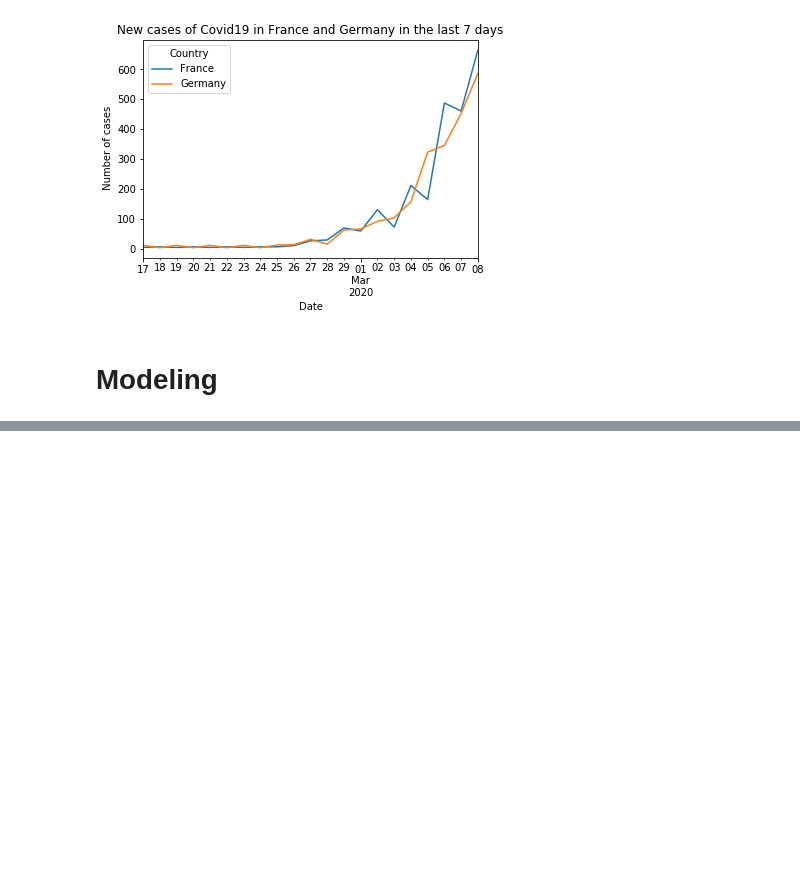
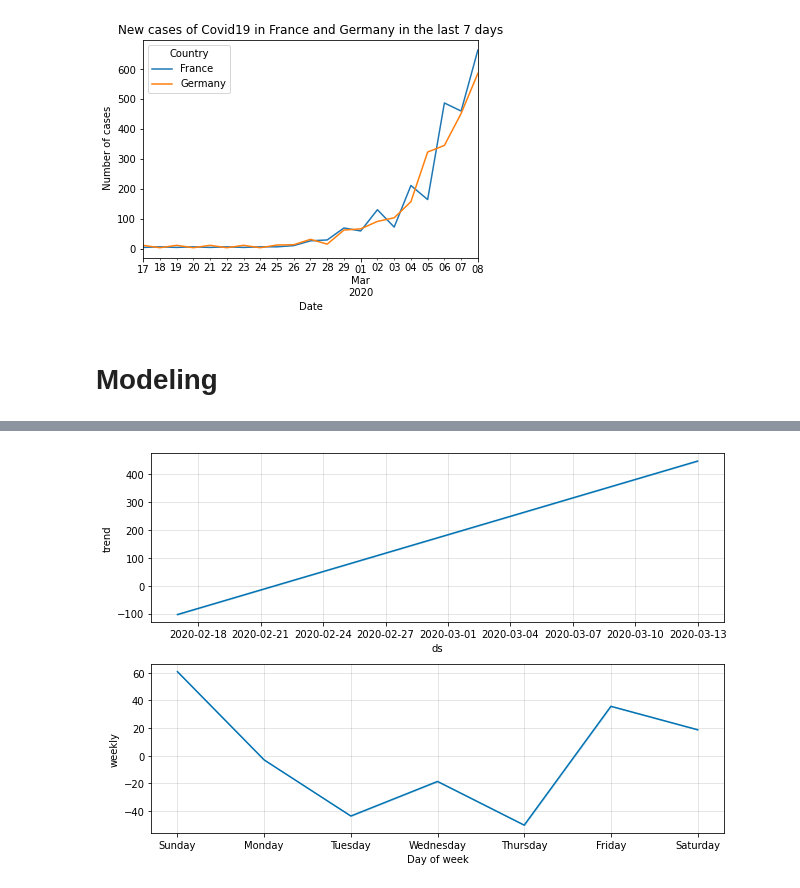
Before and after one commit to VianneyMI/Coronavirus_Pred, a Jupyter notebook: covid19_prediction.ipynb, the cells around one changed output, grey strips where cells are left out. Drawn from its saved outputs; the diff is of its cells as text; code cells hidden in the pictures; blank space fills up the shorter version.

```diff
--- a/covid19_prediction.ipynb
+++ b/covid19_prediction.ipynb
@@ -243,0 +291,4 @@ LinearRegression(copy_X=True, fit_intercept=True, n_jobs=None, normalize=False)
+# %%
+fig2 = m.plot_components(forecast)
+# %% [output]
+[figure, added]
```
Also changed, not shown: parts of 9 cells of this notebook.
